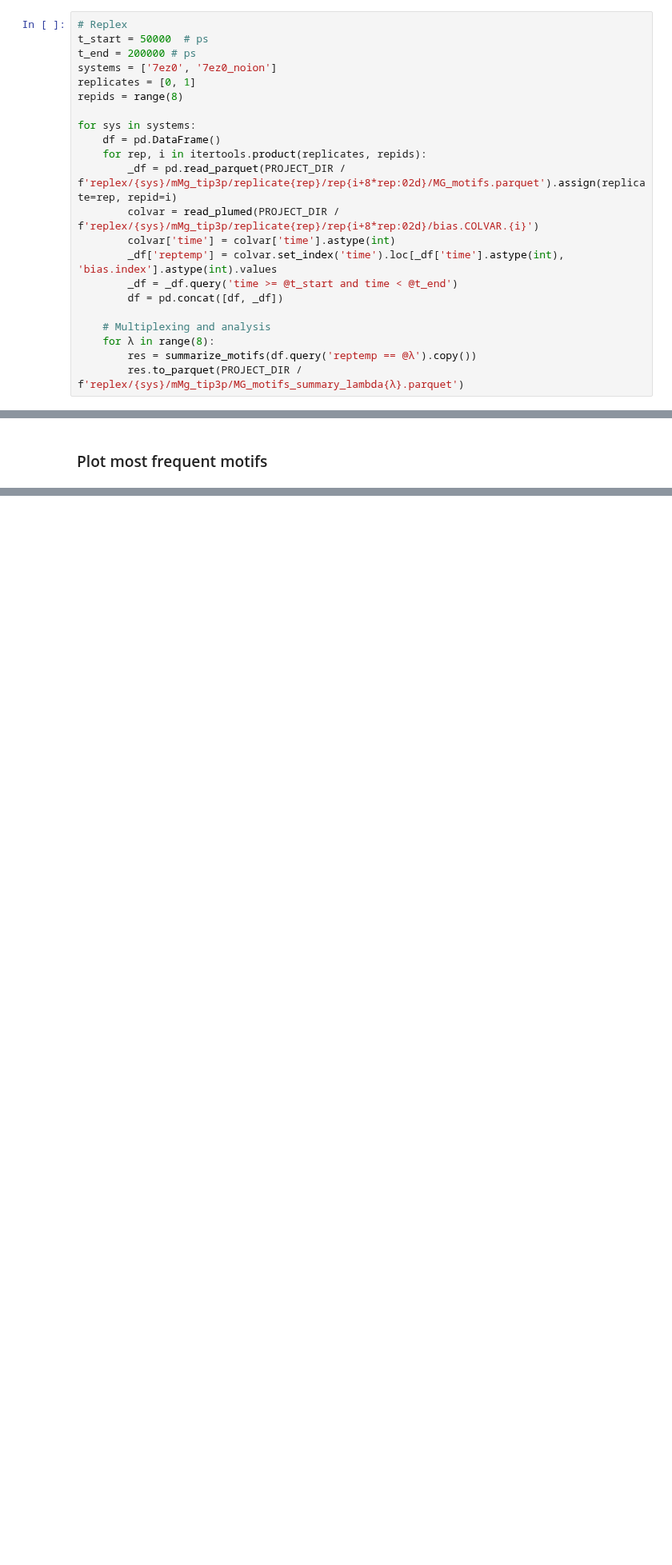
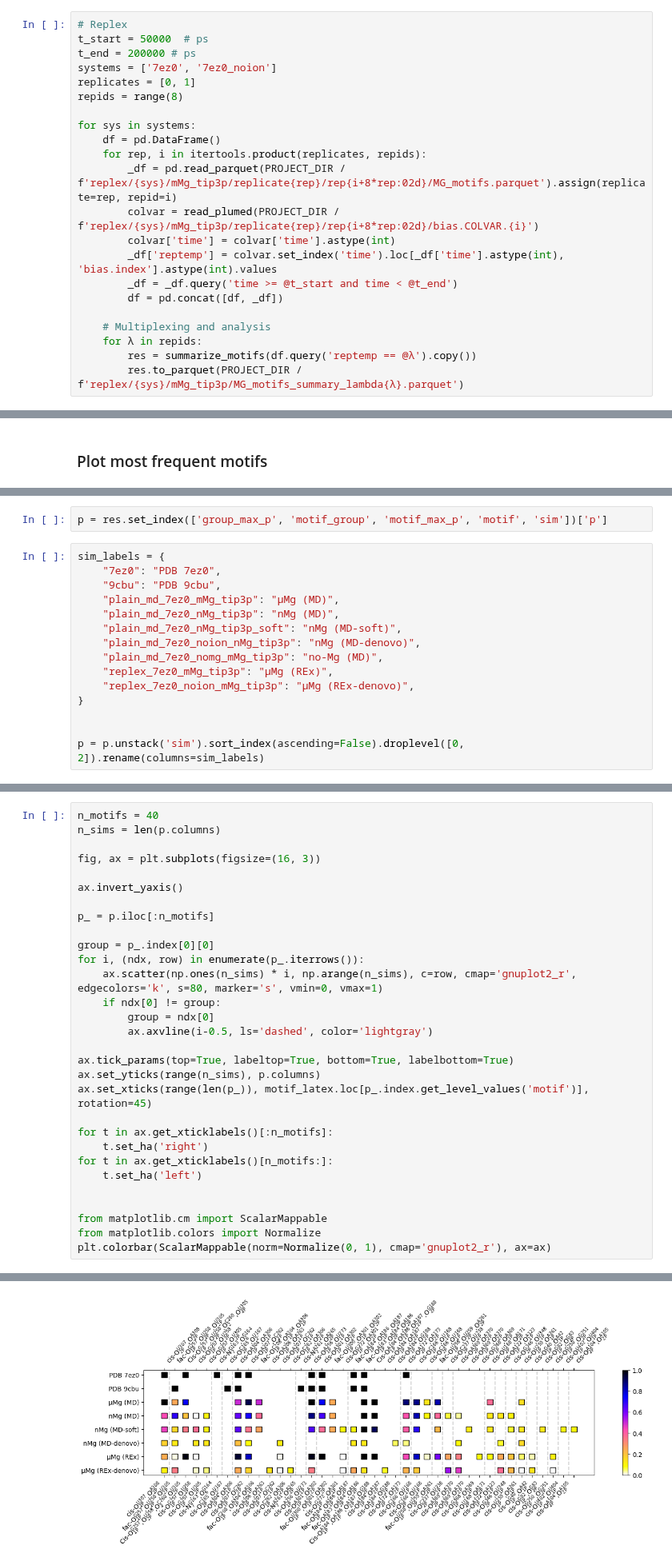
Before and after one commit to ollyfutur/mg_sampling, a Jupyter notebook: notebooks/06-Motifs.ipynb, the cells around one changed output, grey strips where cells are left out. Shown at 80% size. Drawn from its saved outputs; the diff is of its cells as text; blank space fills up the shorter version.

```diff
--- a/notebooks/06-Motifs.ipynb
+++ b/notebooks/06-Motifs.ipynb
@@ -107,6 +112,6 @@ for sys in systems:
         df = pd.concat([df, _df])
 
     # Multiplexing and analysis
-    for λ in range(8):
+    for λ in repids:
         res = summarize_motifs(df.query('reptemp == @λ').copy())
         res.to_parquet(PROJECT_DIR / f'replex/{sys}/mMg_tip3p/MG_motifs_summary_lambda{λ}.parquet')
@@ -153,0 +249,17 @@ res
+# %%
+p = res.set_index(['group_max_p', 'motif_group', 'motif_max_p', 'motif', 'sim'])['p']
+# %%
+sim_labels = {
+    "7ez0": "PDB 7ez0",
+    "9cbu": "PDB 9cbu",
+    "plain_md_7ez0_mMg_tip3p": "μMg (MD)",
+    "plain_md_7ez0_nMg_tip3p": "nMg (MD)",
+    "plain_md_7ez0_nMg_tip3p_soft": "nMg (MD-soft)",
+    "plain_md_7ez0_noion_nMg_tip3p": "nMg (MD-denovo)",
+    "plain_md_7ez0_nomg_mMg_tip3p": "no-Mg (MD)",
+    "replex_7ez0_mMg_tip3p": "μMg (REx)",
+    "replex_7ez0_noion_mMg_tip3p": "μMg (REx-denovo)",
+}
+
+
+p = p.unstack('sim').sort_index(ascending=False).droplevel([0, 2]).rename(columns=sim_labels)
@@ -153,0 +287,31 @@ res
+# %%
+n_motifs = 40
+n_sims = len(p.columns)
+
+fig, ax = plt.subplots(figsize=(16, 3))
+
+ax.invert_yaxis()
+
+p_ = p.iloc[:n_motifs]
+
+group = p_.index[0][0]
+for i, (ndx, row) in enumerate(p_.iterrows()):
+    ax.scatter(np.ones(n_sims) * i, np.arange(n_sims), c=row, cmap='gnuplot2_r', edgecolors='k', s=80, marker='s', vmin=0, vmax=1)
+    if ndx[0] != group:
+        group = ndx[0]
+        ax.axvline(i-0.5, ls='dashed', color='lightgray')
+
+ax.tick_params(top=True, labeltop=True, bottom=True, labelbottom=True)
+ax.set_yticks(range(n_sims), p.columns)
+ax.set_xticks(range(len(p_)), motif_latex.loc[p_.index.get_level_values('motif')], rotation=45)
+
+for t in ax.get_xticklabels()[:n_motifs]:
+    t.set_ha('right')
+for t in ax.get_xticklabels()[n_motifs:]:
+    t.set_ha('left')
+
+
+from matplotlib.cm import ScalarMappable
+from matplotlib.colors import Normalize
+plt.colorbar(ScalarMappable(norm=Normalize(0, 1), cmap='gnuplot2_r'), ax=ax)
+# %% [output]
@@ -154,3 +319,4 @@ res
+[figure, added]
 # %%
 # Collect all motifs summaries
 
```
Also changed, not shown: parts of 18 cells of this notebook, 15 other files.
